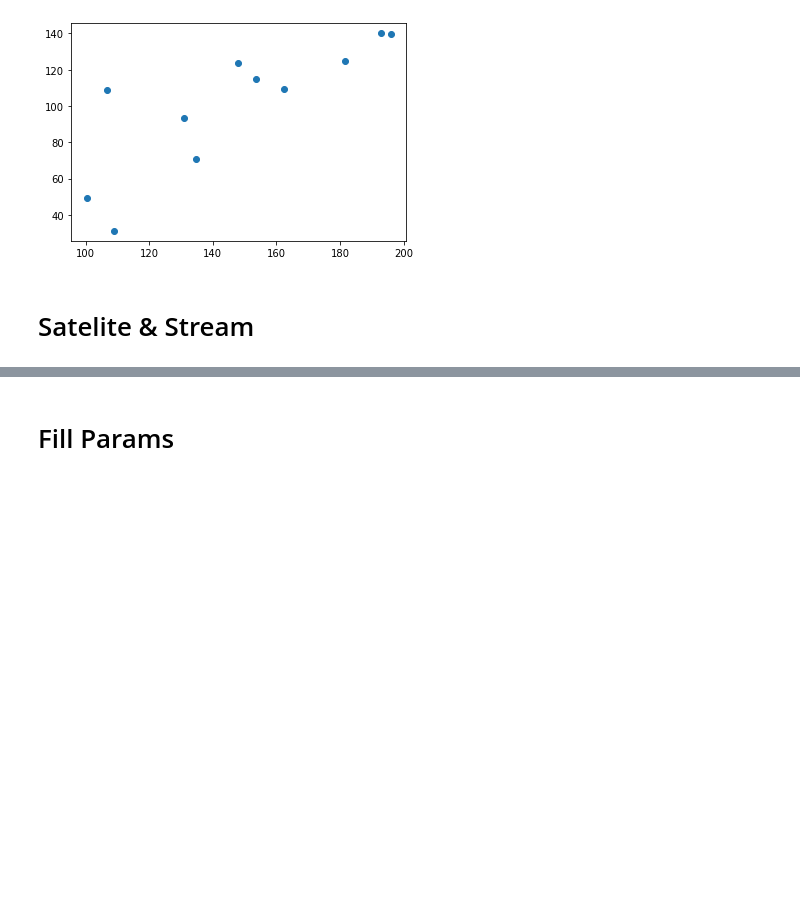
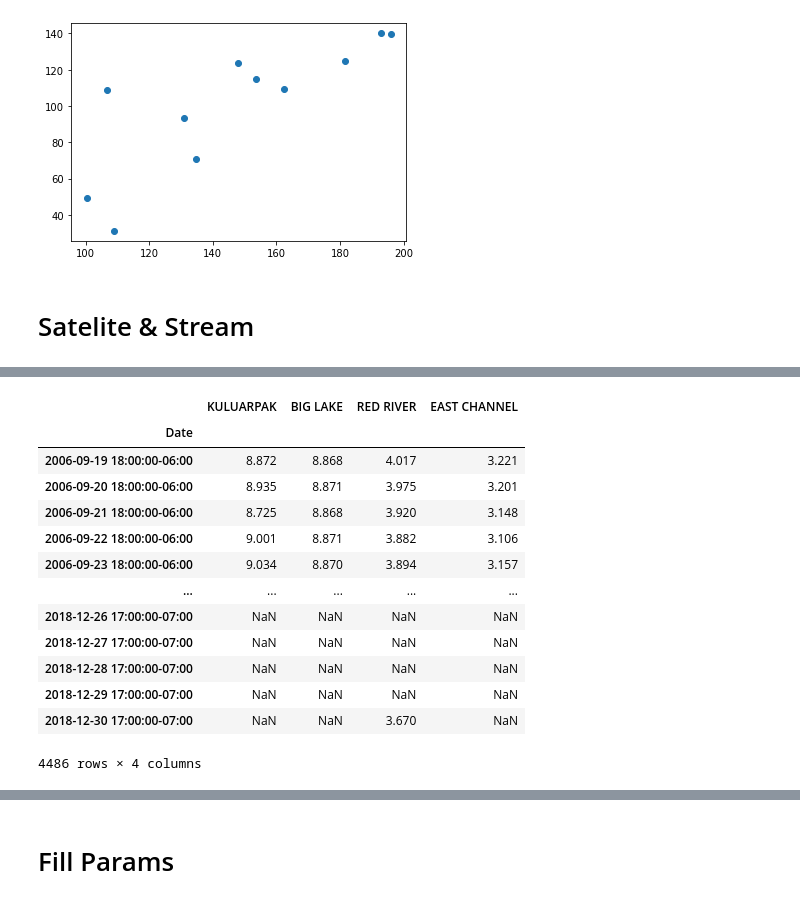
Before and after one commit to June-Skeeter/FishIsland_Flux_Analysis, a Jupyter notebook: FluxProcessing/FishIsland_AWS_Temporal_Upscale.ipynb, the cells around one changed output, grey strips where cells are left out. Cells and saved outputs as stored; diff of their text form; code cells hidden in the pictures; blank space fills up the shorter version.

```diff
--- a/FluxProcessing/FishIsland_AWS_Temporal_Upscale.ipynb
+++ b/FluxProcessing/FishIsland_AWS_Temporal_Upscale.ipynb
@@ -568,0 +561,25 @@ dtype: float64
+# %%
+Gauge = pd.read_csv(Output_Path+'Gauge_Data.csv',
+                   parse_dates=['Date'],na_values=['-9999'])
+Gauge = Gauge.set_index(pd.DatetimeIndex(Gauge['Date']))
+Gauge=Gauge.drop('Date',axis=1)
+Gauge.loc[Gauge['EAST CHANNEL']>15,'EAST CHANNEL']=np.nan
+Gauge.loc[((Gauge.index.year==2015)&(Gauge.index.dayofyear>=116)&
+           (Gauge.index.dayofyear<=170)),'BIG LAKE']=np.nan
+Gauge.index = Gauge.index.tz_localize(pytz.utc).tz_convert(Mt)
+Gauge
+# %% [output]
+|  | KULUARPAK | BIG LAKE | RED RIVER | EAST CHANNEL |
+| Date |  |  |  |  |
+| 2006-09-19 18:00:00-06:00 | 8.872 | 8.868 | 4.017 | 3.221 |
+| 2006-09-20 18:00:00-06:00 | 8.935 | 8.871 | 3.975 | 3.201 |
+| 2006-09-21 18:00:00-06:00 | 8.725 | 8.868 | 3.920 | 3.148 |
+| 2006-09-22 18:00:00-06:00 | 9.001 | 8.871 | 3.882 | 3.106 |
+| 2006-09-23 18:00:00-06:00 | 9.034 | 8.870 | 3.894 | 3.157 |
+| ... | ... | ... | ... | ... |
+| 2018-12-26 17:00:00-07:00 | NaN | NaN | NaN | NaN |
+| 2018-12-27 17:00:00-07:00 | NaN | NaN | NaN | NaN |
+| 2018-12-28 17:00:00-07:00 | NaN | NaN | NaN | NaN |
+| 2018-12-29 17:00:00-07:00 | NaN | NaN | NaN | NaN |
+| 2018-12-30 17:00:00-07:00 | NaN | NaN | 3.670 | NaN |
+4486 rows × 4 columns
```
Also changed, not shown: parts of 21 cells of this notebook, 3 other files.
